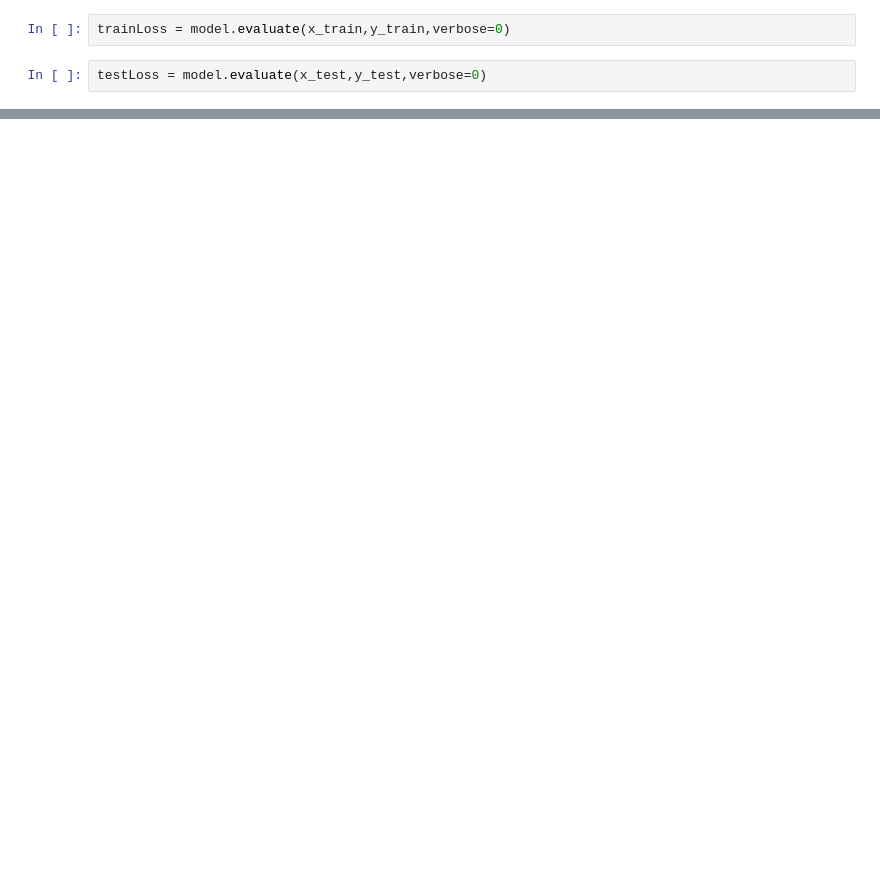
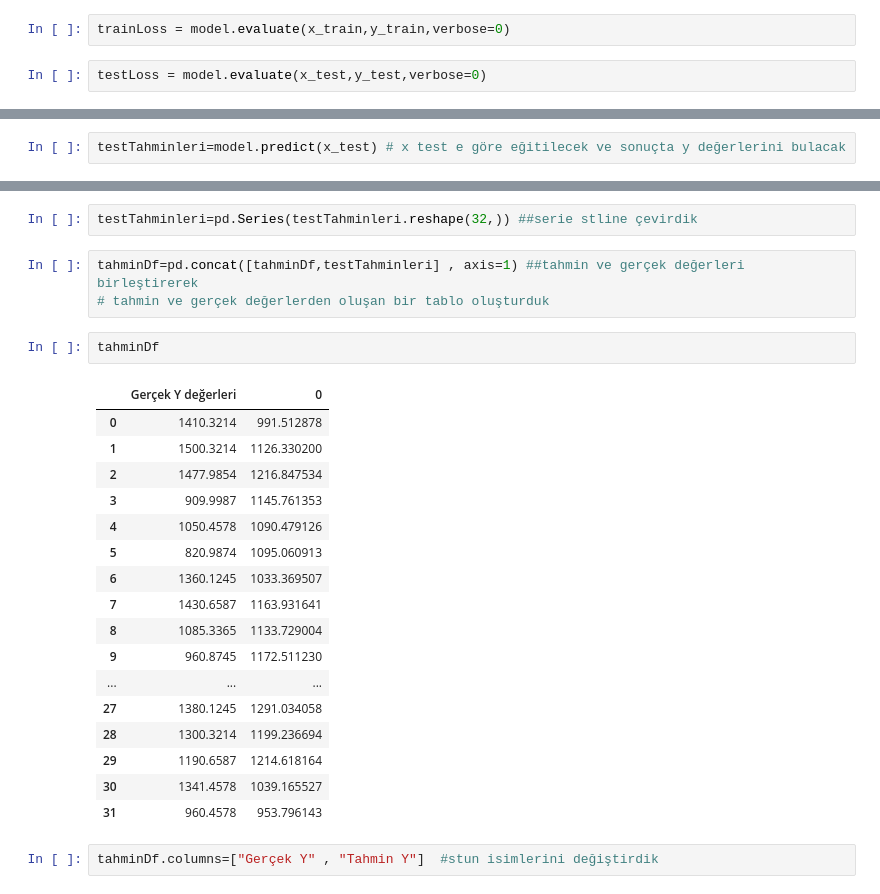
Before and after one commit to can-ozyasar/Veri-Bilimi-icin-Python-ve-tensorflow_BTK, a Jupyter notebook: Tensorflow/8.8_Veriyi Hazirlama/29-TensorFlowGiris.ipynb, the cells around one changed output, grey strips where cells are left out. Saved outputs shown, nothing was run; the diff lists cells and outputs as text; blank space fills up the shorter version.

```diff
--- a/Tensorflow/8.8_Veriyi Hazirlama/29-TensorFlowGiris.ipynb
+++ b/Tensorflow/8.8_Veriyi Hazirlama/29-TensorFlowGiris.ipynb
@@ -212,0 +222,2 @@ testLoss
+# %%
+testTahminleri=model.predict(x_test) # x test e göre eğitilecek ve sonuçta y değerlerini bulacak
@@ -212,0 +268,27 @@ testLoss
+# %%
+testTahminleri=pd.Series(testTahminleri.reshape(32,)) ##serie stline çevirdik
+# %%
+tahminDf=pd.concat([tahminDf,testTahminleri] , axis=1) ##tahmin ve gerçek değerleri birleştirerek
+# tahmin ve gerçek değerlerden oluşan bir tablo oluşturduk
+# %%
+tahminDf
+# %% [output]
+|  | Gerçek Y değerleri | 0 |
+| 0 | 1410.3214 | 991.512878 |
+| 1 | 1500.3214 | 1126.330200 |
+| 2 | 1477.9854 | 1216.847534 |
+| 3 | 909.9987 | 1145.761353 |
+| 4 | 1050.4578 | 1090.479126 |
+| 5 | 820.9874 | 1095.060913 |
+| 6 | 1360.1245 | 1033.369507 |
+| 7 | 1430.6587 | 1163.931641 |
+| 8 | 1085.3365 | 1133.729004 |
+| 9 | 960.8745 | 1172.511230 |
+| ... | ... | ... |
+| 27 | 1380.1245 | 1291.034058 |
+| 28 | 1300.3214 | 1199.236694 |
+| 29 | 1190.6587 | 1214.618164 |
+| 30 | 1341.4578 | 1039.165527 |
+| 31 | 960.4578 | 953.796143 |
+# %%
+tahminDf.columns=["Gerçek Y" , "Tahmin Y"]  #stun isimlerini değiştirdik
```
Also changed, not shown: parts of 19 cells of this notebook.
